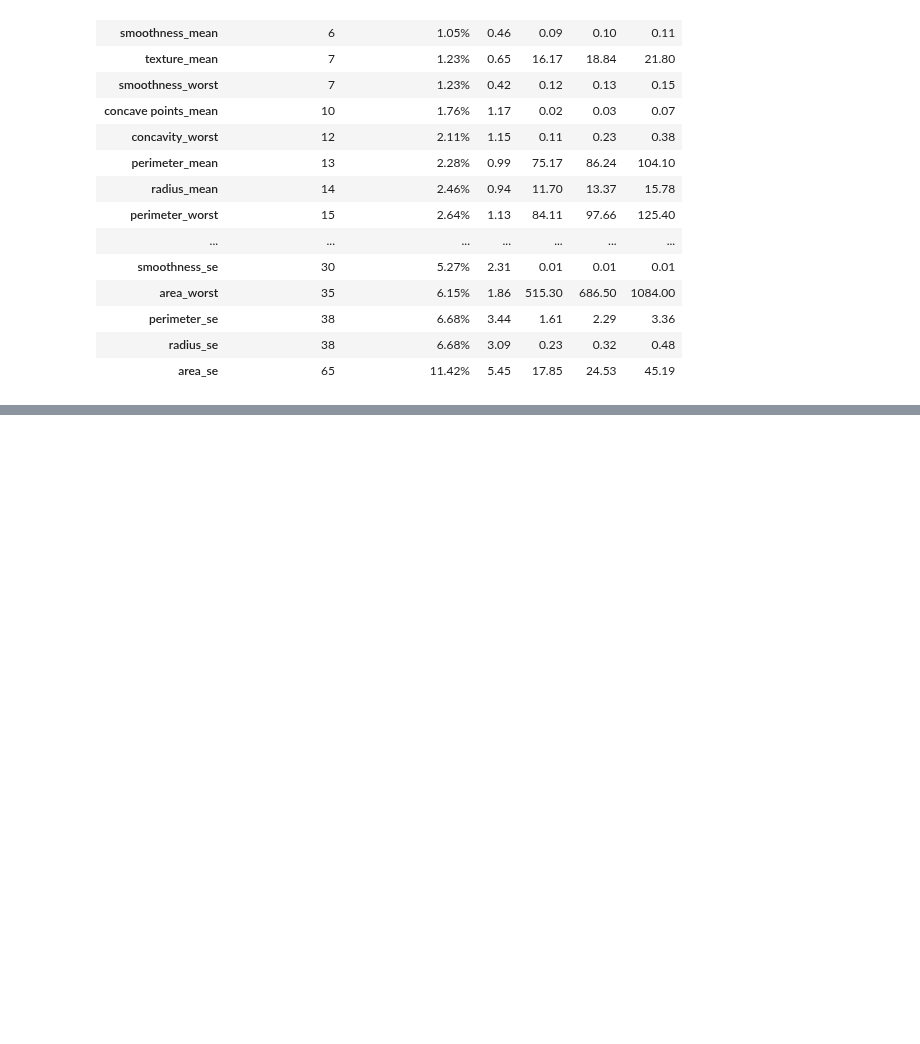
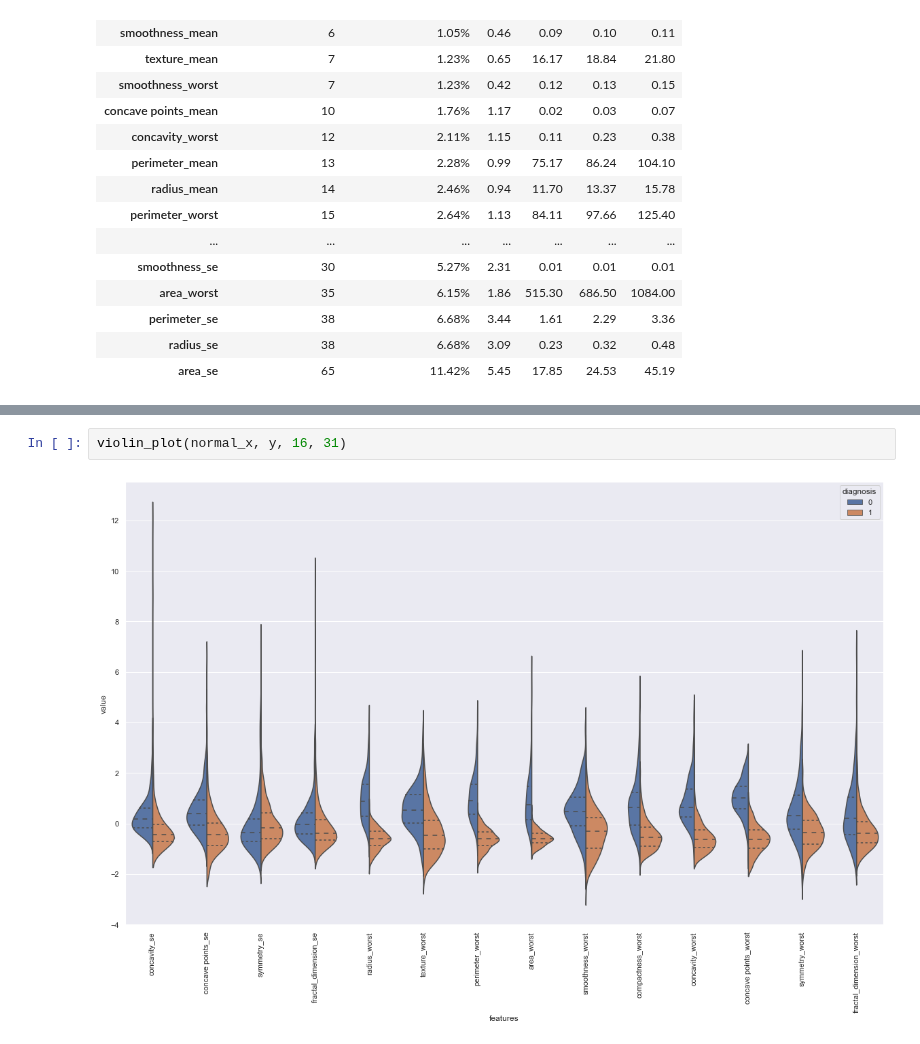
Before and after one commit to 10-Academy-quad-squad/casual-graph, a Jupyter notebook: notebooks/1. EDA.ipynb, the cells around one changed output, grey strips where cells are left out. Saved outputs shown, nothing was run; the diff lists cells and outputs as text; blank space fills up the shorter version.

```diff
--- a/notebooks/1. EDA.ipynb
+++ b/notebooks/1. EDA.ipynb
@@ -128,0 +135,4 @@ violin_plot(x, y, 0, 10)
+# %%
+violin_plot(normal_x, y, 16, 31)
+# %% [output]
+[figure, added]
```
Also changed, not shown: parts of 8 cells of this notebook.
